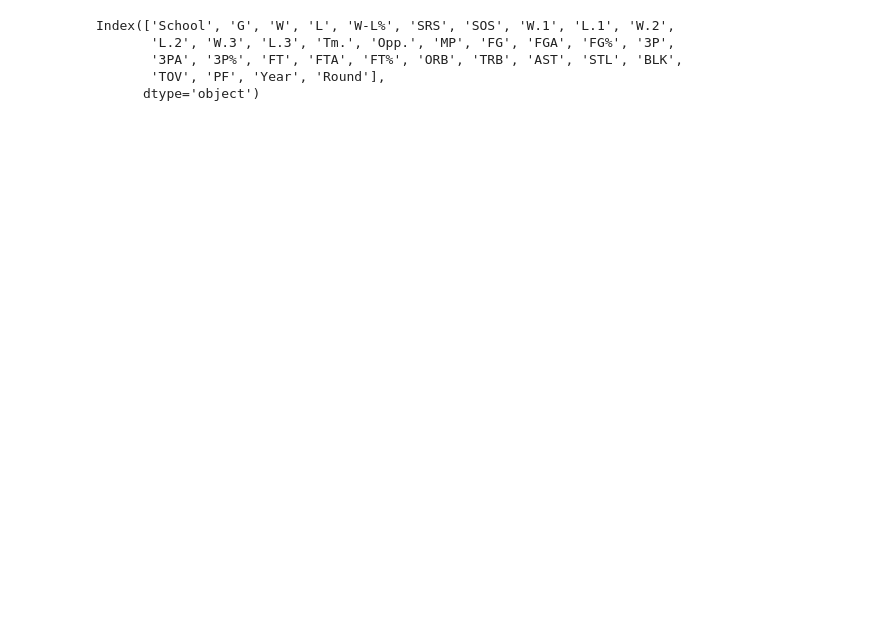
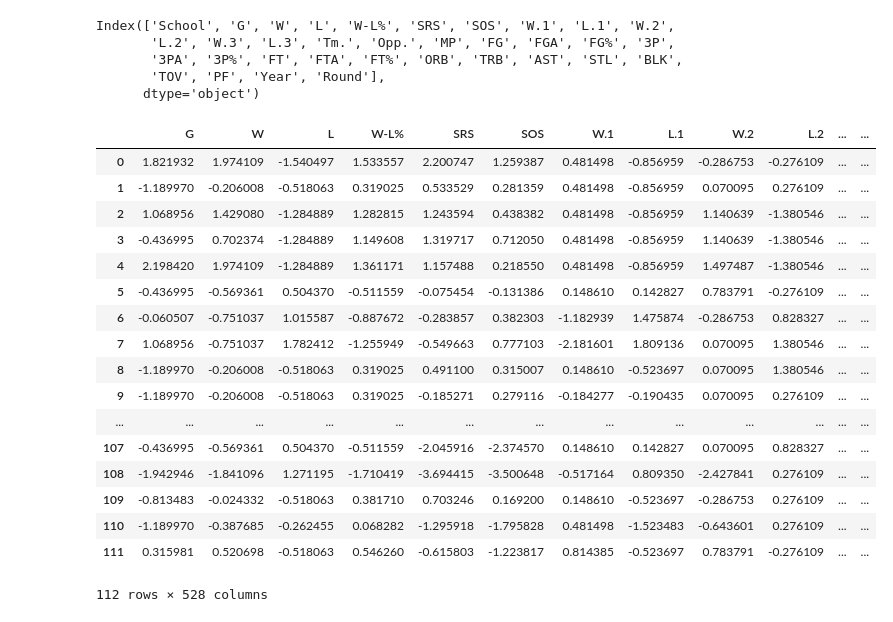
Before and after one commit to rileyma/MA490-Project-201930, a Jupyter notebook: PCA.ipynb, the cells around one changed output. Drawn from its saved outputs; the diff is of its cells as text; code cells hidden in the pictures; blank space fills up the shorter version.

```diff
--- a/PCA.ipynb
+++ b/PCA.ipynb
@@ -24 +33,23 @@ df = (df - df.mean())/df.std()
+# %%
+df = (dfeng - dfeng.mean())/dfeng.std()
+df
+# %% [output]
+|  | G | W | L | W-L% | SRS | SOS | W.1 | L.1 | W.2 | L.2 | ... | ... |
+| 0 | 1.821932 | 1.974109 | -1.540497 | 1.533557 | 2.200747 | 1.259387 | 0.481498 | -0.856959 | -0.286753 | -0.276109 | ... | ... |
+| 1 | -1.189970 | -0.206008 | -0.518063 | 0.319025 | 0.533529 | 0.281359 | 0.481498 | -0.856959 | 0.070095 | 0.276109 | ... | ... |
+| 2 | 1.068956 | 1.429080 | -1.284889 | 1.282815 | 1.243594 | 0.438382 | 0.481498 | -0.856959 | 1.140639 | -1.380546 | ... | ... |
+| 3 | -0.436995 | 0.702374 | -1.284889 | 1.149608 | 1.319717 | 0.712050 | 0.481498 | -0.856959 | 1.140639 | -1.380546 | ... | ... |
+| 4 | 2.198420 | 1.974109 | -1.284889 | 1.361171 | 1.157488 | 0.218550 | 0.481498 | -0.856959 | 1.497487 | -1.380546 | ... | ... |
+| 5 | -0.436995 | -0.569361 | 0.504370 | -0.511559 | -0.075454 | -0.131386 | 0.148610 | 0.142827 | 0.783791 | -0.276109 | ... | ... |
+| 6 | -0.060507 | -0.751037 | 1.015587 | -0.887672 | -0.283857 | 0.382303 | -1.182939 | 1.475874 | -0.286753 | 0.828327 | ... | ... |
+| 7 | 1.068956 | -0.751037 | 1.782412 | -1.255949 | -0.549663 | 0.777103 | -2.181601 | 1.809136 | 0.070095 | 1.380546 | ... | ... |
+| 8 | -1.189970 | -0.206008 | -0.518063 | 0.319025 | 0.491100 | 0.315007 | 0.148610 | -0.523697 | 0.070095 | 1.380546 | ... | ... |
+| 9 | -1.189970 | -0.206008 | -0.518063 | 0.319025 | -0.185271 | 0.279116 | -0.184277 | -0.190435 | 0.070095 | 0.276109 | ... | ... |
+| ... | ... | ... | ... | ... | ... | ... | ... | ... | ... | ... | ... | ... |
+| 107 | -0.436995 | -0.569361 | 0.504370 | -0.511559 | -2.045916 | -2.374570 | 0.148610 | 0.142827 | 0.070095 | 0.828327 | ... | ... |
+| 108 | -1.942946 | -1.841096 | 1.271195 | -1.710419 | -3.694415 | -3.500648 | -0.517164 | 0.809350 | -2.427841 | 0.276109 | ... | ... |
+| 109 | -0.813483 | -0.024332 | -0.518063 | 0.381710 | 0.703246 | 0.169200 | 0.148610 | -0.523697 | -0.286753 | 0.276109 | ... | ... |
+| 110 | -1.189970 | -0.387685 | -0.262455 | 0.068282 | -1.295918 | -1.795828 | 0.481498 | -1.523483 | -0.643601 | 0.276109 | ... | ... |
+| 111 | 0.315981 | 0.520698 | -0.518063 | 0.546260 | -0.615803 | -1.223817 | 0.814385 | -0.523697 | 0.783791 | -0.276109 | ... | ... |
+112 rows × 528 columns
 # %%
```
Also changed, not shown: parts of 9 cells of this notebook, 10 other files.
